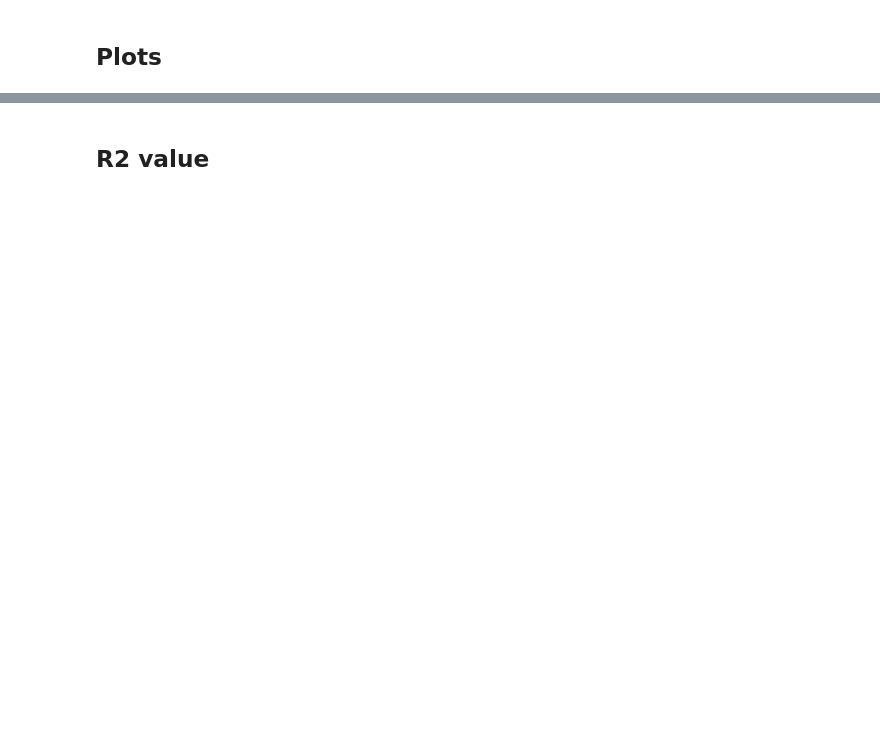
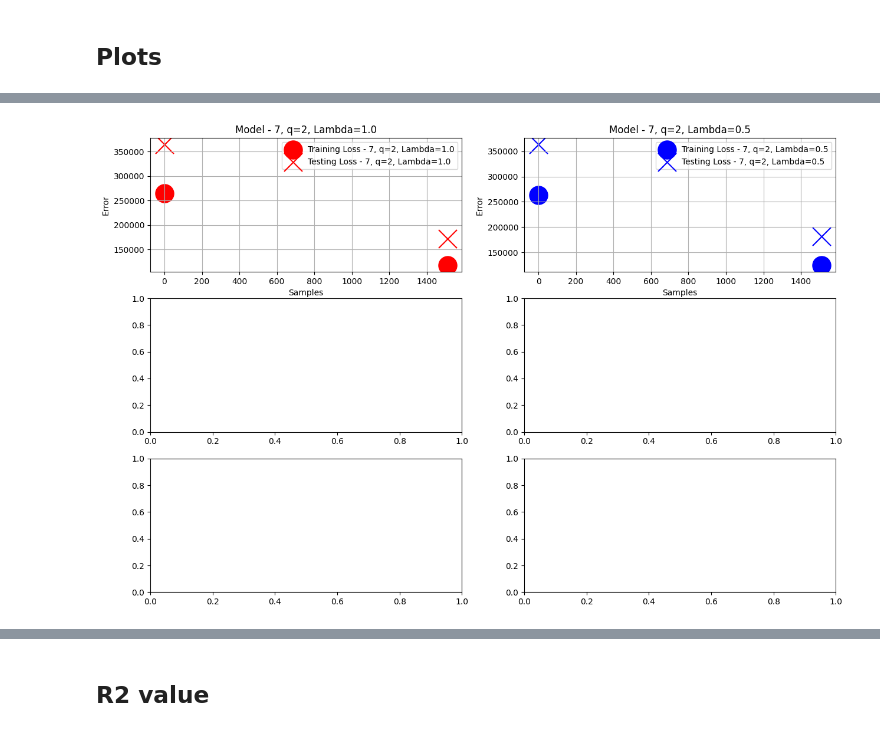
Before and after one commit to MSSRPRAD/RegressionFromScratch, a Jupyter notebook: DoubleVariablePolynomialRegression.ipynb/DoubleVariablePolynomialRegression.ipynb, the cells around one changed output, grey strips where cells are left out. Drawn from its saved outputs; the diff is of its cells as text; code cells hidden in the pictures; blank space fills up the shorter version.

```diff
--- a/DoubleVariablePolynomialRegression.ipynb/DoubleVariablePolynomialRegression.ipynb
+++ b/DoubleVariablePolynomialRegression.ipynb/DoubleVariablePolynomialRegression.ipynb
@@ -442,21 +437,21 @@ def suppress_stdout_stderr():
 import time
 errors = []
 # Note this should be chosen from analysis of previous grid search without regularization
-best_fit_degree = 4
+best_fit_degree = 7
 cnt = 1
 start = time.time()
 for degree in [best_fit_degree]:
-    for lr in [0.001, 0.0001]:
+    for lr in [0.001]:
         for q in [0.5, 1, 2, 4]:
             for batch_size in [20, 1]:
                 for lmbda in [0.0, 0.1, 0.2, 0.3, 0.4, 0.5, 0.6, 0.7, 0.8, 0.9, 1.0]:
                     with open('logs.txt', 'a') as f:
-                        f.write(f"{(float(cnt)*100.0)//(16.0*11.0)}%, {time.time()-start}, {degree}, {lr}, {q}, {batch_size}, {lmbda}\n")
+                        f.write(f"{(float(cnt)*100.0)//(72)}%, {time.time()-start}, {degree}, {lr}, {q}, {batch_size}, {lmbda}\n")
                     # print(f"doing: {degree}, {lr}, {q}, {batch_size} for 500 epochs")
                     # Getting rid of the logs
                     with suppress_stdout_stderr():
                         model = PolynomialRegressionModel(degree=degree, q=q, lmbda=lmbda)
-                        model.fit(train.drop(['Weight'], axis=1), train['Weight'], test.drop(['Weight'], axis=1), test['Weight'], lr=lr, epochs=500, batch_size=batch_size)
+                        model.fit(train.drop(['Weight'], axis=1), train['Weight'], test.drop(['Weight'], axis=1), test['Weight'], lr=lr, epochs=50, batch_size=batch_size)
                     # sys.stdout = save_stdout
                     # sys.stderr = save_stderr
                     cnt += 1
@@ -470,6 +465,6 @@ for degree in [best_fit_degree]:
                         "train_errors: ": model.train_errors
                     })
                     # print(errors)
-json_obj = json.dumps(errors)
+
 with open('double_withreg.json', 'w') as fp:
-    json.dump(json_obj, fp)
+    json.dump(errors, fp)
@@ -480,3 +470,0 @@ NameError: name 'errors' is not defined
-# %%
-with open('double_withreg_test.json', 'w') as fp:
-    json.dump(errors, fp)
@@ -535,5 +583,2 @@ for item in data:
 # %% [markdown]
 ## Plots
-# %%
-model = PolynomialRegressionModel(degree=4, q=0, lmbda=0)
-model.fit(train.drop(['Weight'], axis=1), train['Weight'], test.drop(['Weight'], axis=1), test['Weight'], lr=0.001, epochs=200, batch_size=2)
@@ -569,0 +873,76 @@ executing.executing.NotOneValueFound: Expected one value, found 0
+# %%
+import matplotlib.pyplot as plt
+
+# Define the models with their configurations
+models = [
+    {'degree': 7, 'lr': 0.001, 'lmbda': 1.0, 'batch_size': 20, 'epoch': 2571, 'q': 2, 'color':'red'},
+    {'degree': 7, 'lr': 0.001, 'lmbda': 0.5, 'batch_size': 20, 'epoch': 2571, 'q': 2, 'color':'blue'},
+    {'degree': 7, 'lr': 0.001, 'lmbda': 0.1, 'batch_size': 20, 'epoch': 2571, 'q': 2, 'color':'green'},
+    {'degree': 7, 'lr': 0.001, 'lmbda': 0.2, 'batch_size': 20, 'epoch': 2571, 'q': 2, 'color':'orange'},
+    {'degree': 7, 'lr': 0.001, 'lmbda': 0.0, 'batch_size': 20, 'epoch': 2571, 'q': 0, 'color':'black'},
+]
+
+# Function to draw subplots for each model within the same figure
+def draw_subplots(models):
+    logs = []
+    # Define the number of rows and columns for subplots
+    num_rows = 3  # Adjust as needed
+    num_cols = 2  # Adjust as needed
+
+    # Create a new figure with subplots
+    fig, axes = plt.subplots(num_rows, num_cols, figsize=(15, 10))
+
+    # Flatten the axes array to simplify indexing
+    axes = axes.flatten()
+
+    for i, model in enumerate(models):
+        degree = model['degree']
+        lr = model['lr']
+        lmbda = model['lmbda']
+        batch_size = model['batch_size']
+        epoch = model['epoch']
+        q = model['q']
+
+        # Your code for loading the model goes here
+        model_instance = PolynomialRegressionModel(degree=degree, q=q, lmbda=lmbda)
+        model_instance.fit(train.drop(['Weight'], axis=1), train['Weight'], test.drop(['Weight'], axis=1), test['Weight'], lr=lr, epochs=50, batch_size=batch_size)
+
+        # Plotting
+        epochs = list(model_instance.train_errors.keys())
+        train_errors = list(model_instance.train_errors.values())
+        test_errors = list(model_instance.test_errors.values())
+
+        # Plot training errors
+        axes[i].scatter(epochs[::150], train_errors[::150], label=f'Training Loss - {degree}, q={q}, Lambda={lmbda}', marker='o', s=50, color=model['color'])
+
+        # Plot testing errors
+        axes[i].scatter(epochs[::150], test_errors[::150], label=f'Testing Loss - {degree}, q={q}, Lambda={lmbda}', marker='x', s=50, color=model['color'])
+
+        # Find the minimum error point and annotate it
+        min_train_error_epoch = epochs[train_errors.index(min(train_errors))]
+        min_test_error_epoch = epochs[test_errors.index(min(test_errors))]
+
+        min_train_error_value = min(train_errors)
+        min_test_error_value = min(test_errors)
+
+        axes[i].annotate(f'Min Train Error: {min_train_error_value:.2f}', xy=(min_train_error_epoch, min_train_error_value), xytext=(min_train_error_epoch, min_train_error_value + 10),
+                         arrowprops=dict(facecolor='black', shrink=0.05),)
+
+        axes[i].annotate(f'Min Test Error: {min_test_error_value:.2f}', xy=(min_test_error_epoch, min_test_error_value), xytext=(min_test_error_epoch, min_test_error_value + 10),
+                         arrowprops=dict(facecolor='black', shrink=0.05),)
+
+        # Add labels and legend
+        axes[i].set_title(f'Model - {degree}, q={q}, Lambda={lmbda}')
+        axes[i].set_xlabel('Samples')
+        axes[i].set_ylabel('Error')
+        axes[i].grid(True)
+        axes[i].legend()
+
+    # Adjust layout for better appearance
+    plt.tight_layout()
+    plt.savefig('all_subplots.png')
+    plt.show()
+
+# Draw subplots for each model within the same figure
+draw_subplots(models)
+# %% [output]
@@ -570,3 +1012,4 @@ executing.executing.NotOneValueFound: Expected one value, found 0
+[figure, added]
 # %%
 model.test_errors
 epochs = list(model.train_errors.keys())
```
Also changed, not shown: parts of 18 cells of this notebook, 18 other files.
